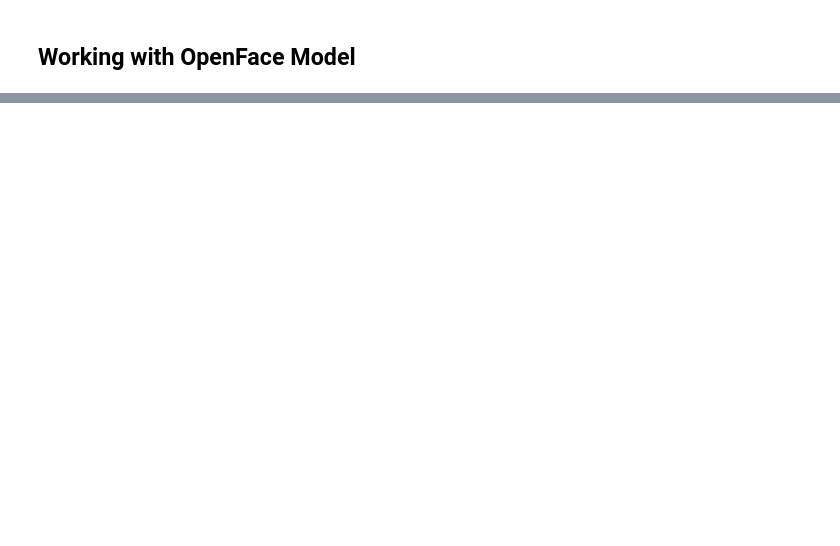
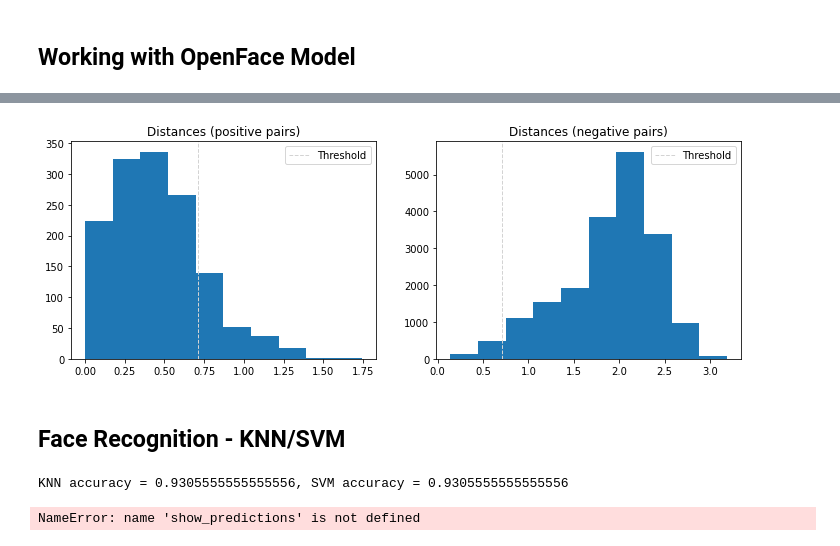
Before and after one commit to dhruv2601/FaceNet, a Jupyter notebook: Facenet.ipynb, the cells around one changed output, grey strips where cells are left out. Drawn from its saved outputs; the diff is of its cells as text; code cells hidden in the pictures; blank space fills up the shorter version.

```diff
--- a/Facenet.ipynb
+++ b/Facenet.ipynb
@@ -121,0 +251,59 @@ show_original_and_aligned(11)
+# %%
+dist_pos = distances[identical == 1]
+dist_neg = distances[identical == 0]
+
+plt.figure(figsize=(12,4))
+
+plt.subplot(121)
+plt.hist(dist_pos)
+plt.axvline(x=opt_tau, linestyle='--', lw=1, c='lightgrey', label='Threshold')
+plt.title('Distances (positive pairs)')
+plt.legend();
+
+plt.subplot(122)
+plt.hist(dist_neg)
+plt.axvline(x=opt_tau, linestyle='--', lw=1, c='lightgrey', label='Threshold')
+plt.title('Distances (negative pairs)')
+plt.legend();
+# %% [output]
+[figure, added]
+# %% [markdown]
+## Face Recognition - KNN/SVM
+# %%
+from sklearn.preprocessing import LabelEncoder
+from sklearn.neighbors import KNeighborsClassifier
+from sklearn.svm import LinearSVC
+
+targets = np.array([m.name for m in metadata])
+
+encoder = LabelEncoder()
+encoder.fit(targets)
+
+# Numerical encoding of identities
+y = encoder.transform(targets)
+
+test_idx = np.arange(metadata.shape[0]) % 2 != 0
+train_idx = np.arange(metadata.shape[0]) % 2 == 0
+
+# 50 train examples of 10 identities
+X_train = embedded[train_idx]
+# 50 test examples of 10 identities
+X_test = embedded[test_idx]
+
+y_train = y[train_idx]
+y_test = y[test_idx]
+
+knn = KNeighborsClassifier(n_neighbors=1, metric='euclidean')
+svc = LinearSVC()
+
+knn.fit(X_train, y_train)
+svc.fit(X_train, y_train)
+
+y_pred_knn = knn.predict(X_test)
+acc_knn = accuracy_score(y_test, y_pred_knn)
+y_pred_svc = knn.predict(X_test)
+acc_svc = accuracy_score(y_test, y_pred_svc)
+
+print(f'KNN accuracy = {acc_knn}, SVM accuracy = {acc_svc}')
+# %% [output]
+KNN accuracy = 0.9305555555555556, SVM accuracy = 0.9305555555555556
@@ -121,0 +335,4 @@ show_original_and_aligned(11)
+# %%
+show_predictions(range(47,50))
+# %% [output]
+NameError: name 'show_predictions' is not defined
```
Also changed, not shown: parts of 12 cells of this notebook, 3 other files.
